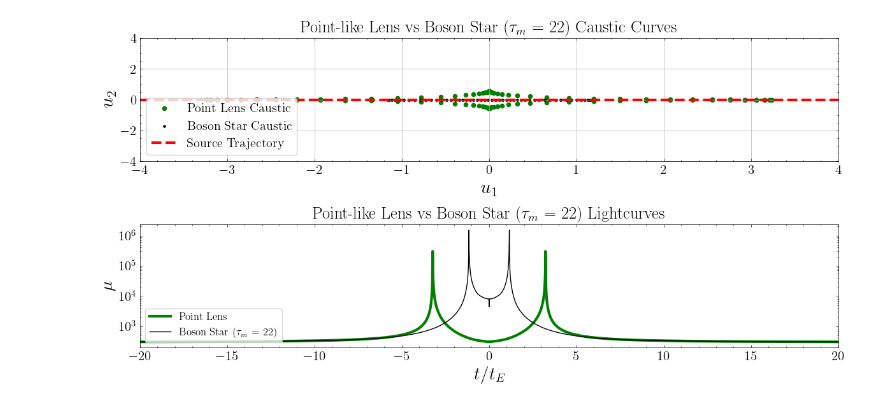
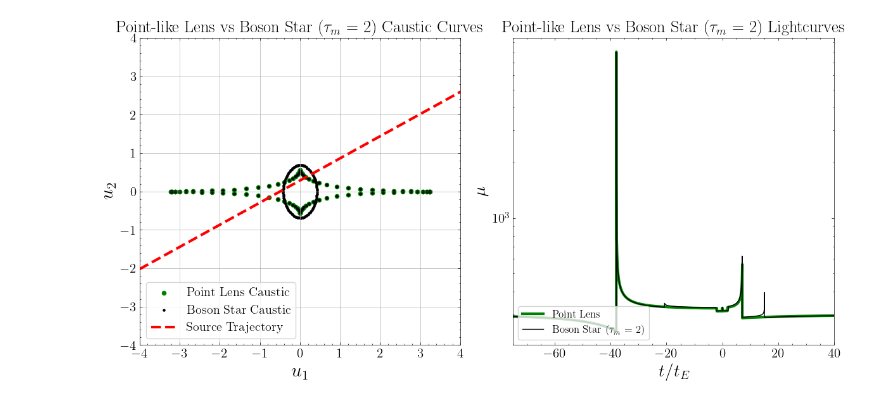
Before and after one commit to bencrossey/microcaustics_EDOs, a Jupyter notebook: edo_pl_lightcurve_comparison.ipynb, the cells around one changed output. Saved outputs shown, nothing was run; the diff lists cells and outputs as text; code cells hidden in the pictures.

```diff
--- a/edo_pl_lightcurve_comparison.ipynb
+++ b/edo_pl_lightcurve_comparison.ipynb
@@ -68,22 +68,22 @@ def m_prime_pl(tau): #derivative of point like lens mass profile
 # %%
 #Defining parameters
 
-tau_m_val = 22 # R_90/R_E for the boson star
+tau_m_val = 2 # R_90/R_E for the boson star
 
 mu_r = 3.0 #radial magnification
 mu_t = 100.0 #tangential magnification
 
-u_min = 0 #minimum impact parameter
-t_E = 1 #Einstein crossing time
+u_min = 0.25 #minimum impact parameter
+t_E = 50 #Einstein crossing time
 # %%
 #Defining value ranges
 
 time_step = 0.01
-timestamps = np.arange(-50, 50, time_step)
+timestamps = np.arange(-250, 250, time_step)
 # timestamps_pos = np.arange(1, 50, time_step)
 # timestamps = np.concatenate((timestamps_neg, [0], timestamps_pos)) #time values to plot lightcurves over
 
-tau_values = np.linspace(0.001, 10000, 10000) #tau values to iterate over to find solutions to the lens equation
+tau_values = np.linspace(0.001, 10000, 50000) #tau values to iterate over to find solutions to the lens equation
 tau_values_CC = np.linspace(0.001, 50, 10000) #tau values to iterate over to find critical curves (and then caustics)
 
 phi_values = np.linspace(0, 2 * np.pi, 100) #phi values to plot caustic and critical curves
@@ -124,7 +124,7 @@ def special_solution_eqn_t(tau, m_func, mu_t=mu_t): # Tangential lens equation f
 
 def source_trajectory(t, u_min=u_min, t_E=t_E): # Source position in the source plane at time t
     u1 = t / t_E
-    u2 = u_min
+    u2 = (t / t_E)*np.tan(np.pi / 6) + (u_min / np.cos(np.pi / 6))
     return u1, u2
 # %%
 # Mapping lens to source coordinates
@@ -286,36 +286,36 @@ for roots, phi in critical_curve_results_pl:
 # %%
 #Plot the lightcurve and caustic curve with crossing
 
-fig, (ax2, ax1) = plt.subplots(2, 1, figsize=(12, 6))
+fig, (ax2, ax1) = plt.subplots(1, 2, figsize=(12, 6))
 
 ax1.plot(timestamps, lightcurve_pl, color='green', label='Point Lens', linewidth = 3)
 ax1.plot(timestamps, lightcurve_bs, color='black', label=r'Boson Star ($\tau_m$ = ' + f'{tau_m_val})')
 ax1.set_xlabel(r'$t/t_E$', fontsize=20)
-ax1.set_xlim(-20,20)
+ax1.set_xlim(-75,40)
 # ax1.set_ylim(100, 1e3)
 ax1.set_ylabel(r'$\mu$', fontsize=20)
 ax1.set_yscale('log')
 ax1.tick_params(axis='both', labelsize=15)
 ax1.legend(loc='lower left', fontsize='large', frameon=True)
 ax1.set_title(r'Point-like Lens vs Boson Star ($\tau_m$ = ' + f'{tau_m_val}) Lightcurves', fontsize=19)
 
 ax2.scatter(caustic_u1_pl, caustic_u2_pl, color='green', s=20, label='Point Lens Caustic')
 ax2.scatter(caustic_u1_bs, caustic_u2_bs, color='black', s=5, label='Boson Star Caustic')
 ax2.plot(u1_traj, u2_traj, color='red', linewidth=3, linestyle = '--',label="Source Trajectory")
 ax2.legend(loc='lower left', fontsize='x-large', frameon=True)
 ax2.set_xlabel(r"$u_1$", fontsize=22)
 ax2.set_ylabel(r"$u_2$", fontsize=22)
 ax2.tick_params(axis='both', labelsize=15)
 ax2.set_title(r"Point-like Lens vs Boson Star ($\tau_m$ = " + f'{tau_m_val}) Caustic Curves', fontsize=19)
 ax2.set_xlim(-4, 4)
 ax2.set_ylim(-4,4)
 ax2.grid(True)
 
 plt.tight_layout()
 #save figure:
-plt.savefig('/home/bcrossey/Documents/Microlensing/Code/Microcaustics_EDOs/figures/bs_tau_m_22_pl_comparison_top_bottom.png', dpi=300, format='png')
+plt.savefig('/home/bcrossey/Documents/Microlensing/Code/Microcaustics_EDOs/figures/bs_tau_m_2_pl_comparison_tE_50_theta_30.png', dpi=300, format='png')
 # %% [output]
-[figure, old version]
+[figure, new version]
 # %%
 # Save timestamps and lightcurve_bs to a CSV file
 df_lightcurve_bs = pd.DataFrame({'timestamps': timestamps, 'magnifications': lightcurve_bs})
```
Also changed, not shown: parts of 1 cell of this notebook, 3 other files.
